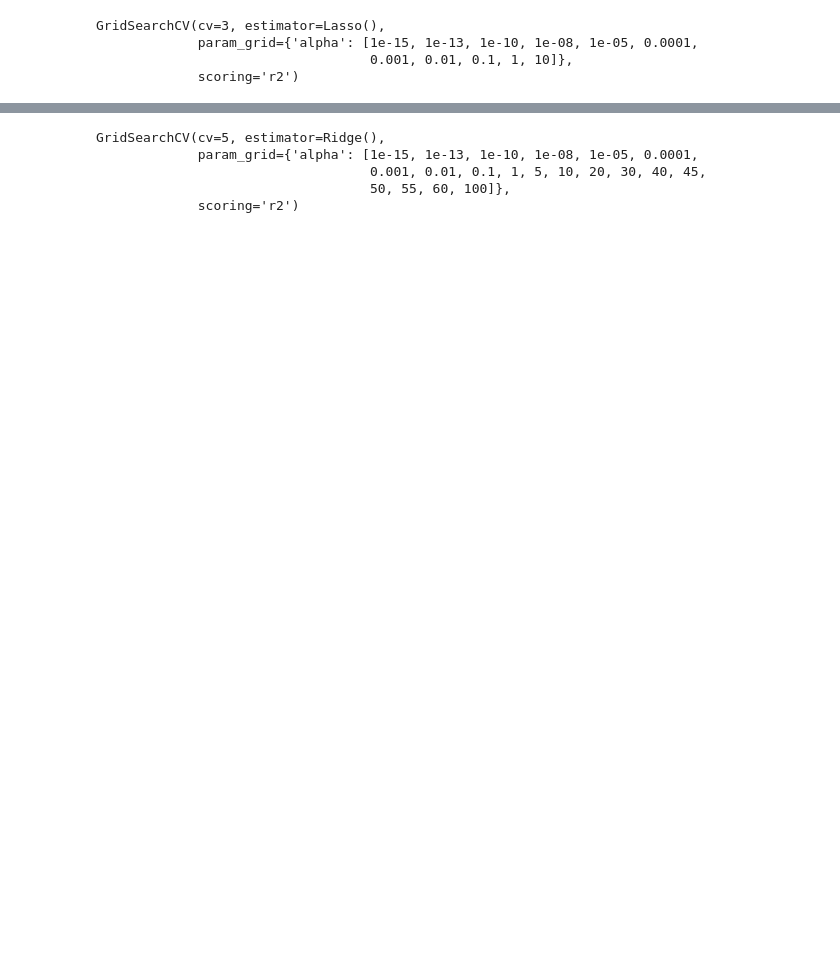
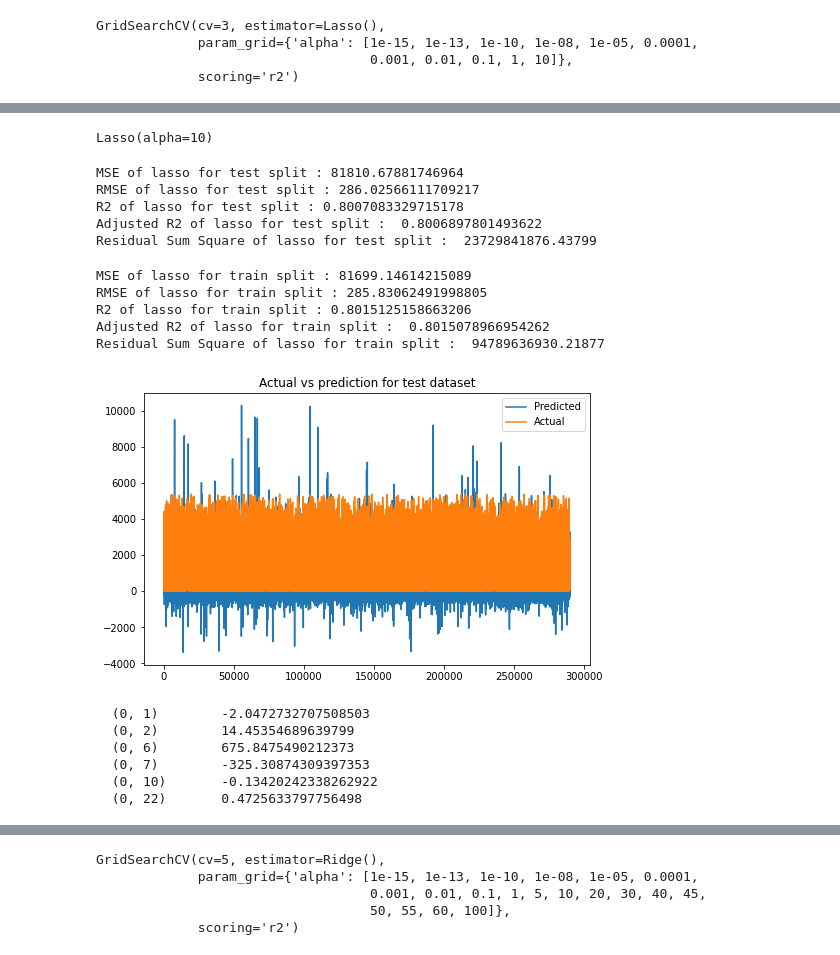
Before and after one commit to rubeshajith/NYC-taxi-trip-time-prediction, a Jupyter notebook: NYC_Taxi_Trip_Time_Prediction_Capstone_Project.ipynb, the cells around one changed output, grey strips where cells are left out. Drawn from its saved outputs; the diff is of its cells as text; code cells hidden in the pictures; blank space fills up the shorter version.

```diff
--- a/NYC_Taxi_Trip_Time_Prediction_Capstone_Project.ipynb
+++ b/NYC_Taxi_Trip_Time_Prediction_Capstone_Project.ipynb
@@ -871,0 +901,70 @@ Using  {'alpha': 10}  the negative mean squared error is:  0.8015168026806959
+# %%
+lasso_reg = Lasso(alpha=10, fit_intercept=True)
+lasso_reg.fit(X_train, y_train)
+# %% [output]
+Lasso(alpha=10)
+# %%
+y_test_lasso_pred = lasso_reg.predict(X_test)
+y_train_lasso_pred = lasso_reg.predict(X_train)
+# %%
+MSE  = mean_squared_error(y_test, y_test_lasso_pred)
+print("MSE of lasso for test split :" , MSE)
+
+RMSE = np.sqrt(MSE)
+print("RMSE of lasso for test split :" ,RMSE)
+
+r2 = r2_score(y_test, y_test_lasso_pred)
+print("R2 of lasso for test split :" ,r2)
+
+n_test = X_test.shape[0]
+k_test = X_test.shape[1]
+print("Adjusted R2 of lasso for test split : ",1-(1-r2)*((n_test-1)/(n_test- k_test -1)))
+
+RSS = sum((y_test - y_test_lasso_pred)**2)
+print("Residual Sum Square of lasso for test split : ",RSS)
+# %% [output]
+MSE of lasso for test split : 81810.67881746964
+RMSE of lasso for test split : 286.02566111709217
+R2 of lasso for test split : 0.8007083329715178
+Adjusted R2 of lasso for test split :  0.8006897801493622
+Residual Sum Square of lasso for test split :  23729841876.43799
+# %%
+MSE  = mean_squared_error(y_train, y_train_lasso_pred)
+print("MSE of lasso for train split :" , MSE)
+
+RMSE = np.sqrt(MSE)
+print("RMSE of lasso for train split :" ,RMSE)
+
+r2 = r2_score(y_train, y_train_lasso_pred)
+print("R2 of lasso for train split :" ,r2)
+
+n_train = X_train.shape[0]
+k_train = X_train.shape[1]
+print("Adjusted R2 of lasso for train split : ",1-(1-r2)*((n_train-1)/(n_train- k_train -1)))
+
+RSS = sum((y_train - y_train_lasso_pred)**2)
+print("Residual Sum Square of lasso for train split : ",RSS)
+# %% [output]
+MSE of lasso for train split : 81699.14614215089
+RMSE of lasso for train split : 285.83062491998805
+R2 of lasso for train split : 0.8015125158663206
+Adjusted R2 of lasso for train split :  0.8015078966954262
+Residual Sum Square of lasso for train split :  94789636930.21877
+# %%
+plt.figure(figsize=(8,5))
+plt.plot(y_test_lasso_pred)
+plt.plot(np.array(y_test))
+plt.legend(["Predicted","Actual"])
+plt.title("Actual vs prediction for test dataset")
+plt.show()
+# %% [output]
+[figure, added]
+# %%
+print(lasso_reg.sparse_coef_)
+# %% [output]
+  (0, 1)        -2.0472732707508503
+  (0, 2)        14.45354689639799
+  (0, 6)        675.8475490212373
+  (0, 7)        -325.30874309397353
+  (0, 10)       -0.13420242338262922
+  (0, 22)       0.4725633797756498
```
Also changed, not shown: parts of 119 cells of this notebook.
